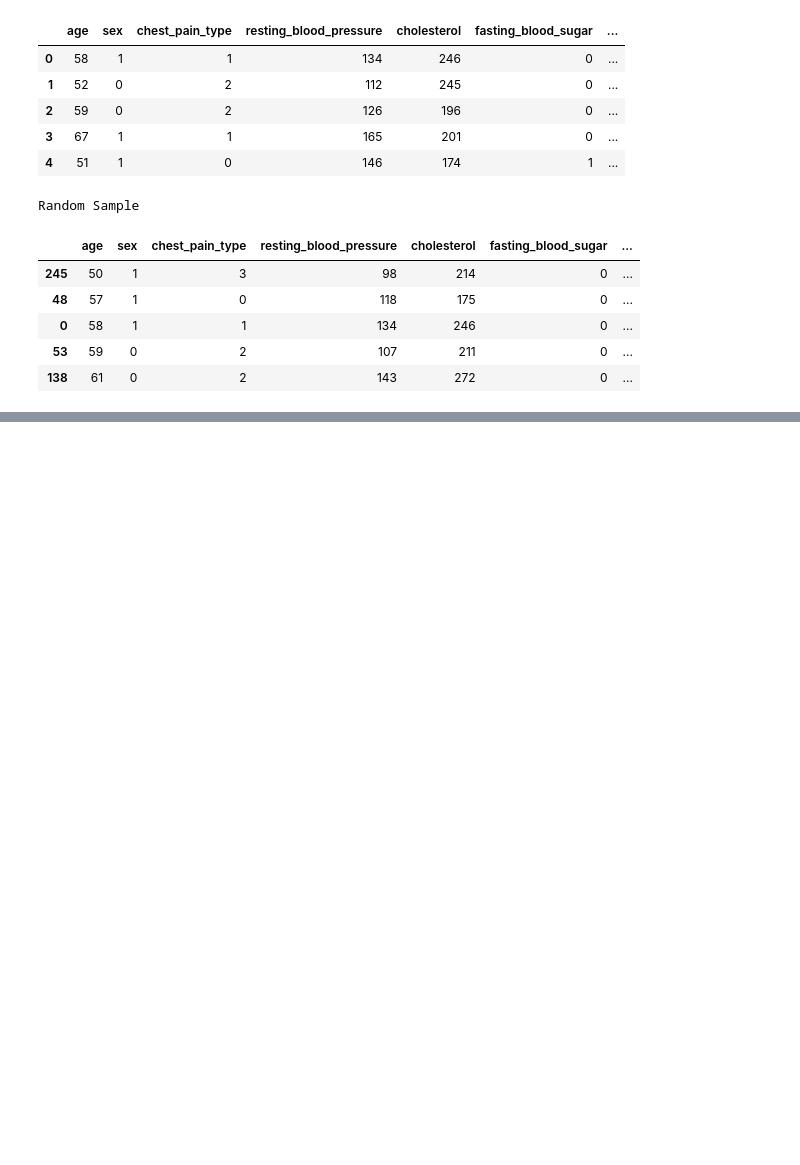
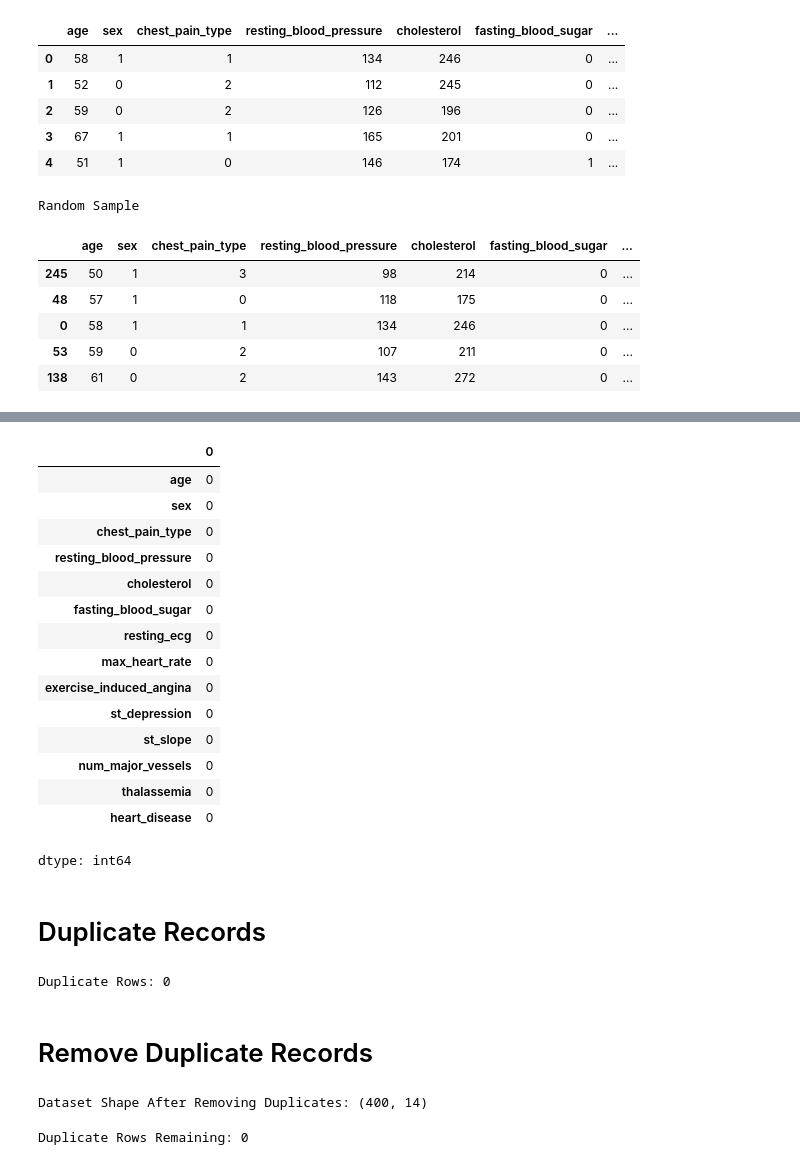
Before and after one commit to iamkhan49/heart-disease-prediction-ml, a Jupyter notebook: Heart_Disease_Detection_using_Classification_Algorithms.ipynb, the cells around one changed output, grey strips where cells are left out. Saved outputs shown, nothing was run; the diff lists cells and outputs as text; code cells hidden in the pictures; blank space fills up the shorter version.

```diff
--- a/Heart_Disease_Detection_using_Classification_Algorithms.ipynb
+++ b/Heart_Disease_Detection_using_Classification_Algorithms.ipynb
@@ -201,0 +239,39 @@ Random Sample
+# %%
+# Verify missing values
+
+df.isnull().sum()
+# %% [output]
+|  | 0 |
+| age | 0 |
+| sex | 0 |
+| chest_pain_type | 0 |
+| resting_blood_pressure | 0 |
+| cholesterol | 0 |
+| fasting_blood_sugar | 0 |
+| resting_ecg | 0 |
+| max_heart_rate | 0 |
+| exercise_induced_angina | 0 |
+| st_depression | 0 |
+| st_slope | 0 |
+| num_major_vessels | 0 |
+| thalassemia | 0 |
+| heart_disease | 0 |
+dtype: int64
+# %% [markdown]
+# Duplicate Records
+# %%
+print("Duplicate Rows:", df.duplicated().sum())
+# %% [output]
+Duplicate Rows: 0
+# %% [markdown]
+# Remove Duplicate Records
+# %%
+df = df.drop_duplicates()
+
+print("Dataset Shape After Removing Duplicates:", df.shape)
+# %% [output]
+Dataset Shape After Removing Duplicates: (400, 14)
+# %%
+print("Duplicate Rows Remaining:", df.duplicated().sum())
+# %% [output]
+Duplicate Rows Remaining: 0
```
Also changed, not shown: parts of 15 cells of this notebook.
